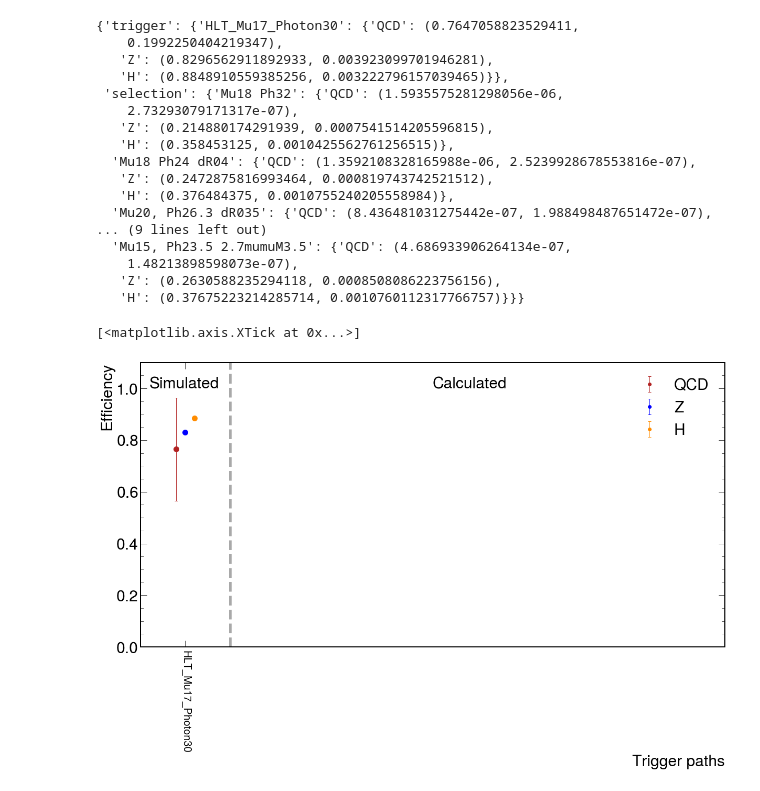
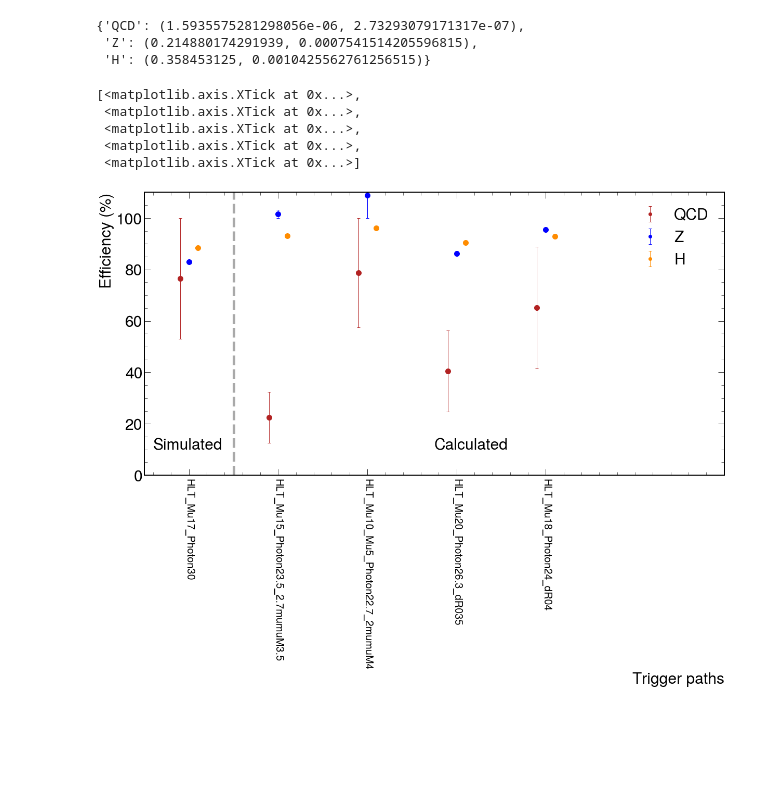
Before and after one commit to javivilladamigo/ResearchActivities, a Jupyter notebook: plots.ipynb, the cells around one changed output. Cells and saved outputs as stored; diff of their text form; code cells hidden in the pictures; blank space fills up the shorter version.

```diff
--- a/plots.ipynb
+++ b/plots.ipynb
@@ -50,63 +61,52 @@ _labels = ["HLT_Mu17_Photon30"]
 # %%
-for (kin, kinAndHLT) in zip(Nevents["kin"], Nevents["kin and HLT"]):
-    for type in ("trigger", "selection"):
-        for nature in ("QCD", "Z", "H"):
-            if type == "trigger":
-                efficiency[type][kinAndHLT][nature] = quotient(Nevents["kin and HLT"][kinAndHLT][nature], Nevents["kin"][kin][nature])
-            elif type == "selection":
-                for kin in Nevents["kin"]:
-                    efficiency[type][kin][nature] = quotient(Nevents["kin"][kin][nature], Nevents["Ntot"][nature])
+for (kin, kinAndHLT) in zip(efficiency["selection"], efficiency["trigger"]):
+    for nature in ("QCD", "Z", "H"):
+        for kin in Nevents["kin"]:
+            efficiency["selection"][kin][nature] = quotient(Nevents["kin"][kin][nature], Nevents["Ntot"][nature])
-# %%
-efficiency
-# %% [output]
-{'trigger': {'HLT_Mu17_Photon30': {'QCD': (0.7647058823529411,
-    0.1992250404219347),
-   'Z': (0.8296562911892933, 0.003923099701946281),
-   'H': (0.8848910559385256, 0.003222796157039465)}},
- 'selection': {'Mu18 Ph32': {'QCD': (1.5935575281298056e-06,
-    2.73293079171317e-07),
-   'Z': (0.214880174291939, 0.0007541514205596815),
-   'H': (0.358453125, 0.0010425562761256515)},
-  'Mu18 Ph24 dR04': {'QCD': (1.3592108328165988e-06, 2.5239928678553816e-07),
-   'Z': (0.2472875816993464, 0.000819743742521512),
-   'H': (0.376484375, 0.0010755240205558984)},
-  'Mu20, Ph26.3 dR035': {'QCD': (8.436481031275442e-07, 1.988498487651472e-07),
-... (9 lines left out)
-  'Mu15, Ph23.5 2.7mumuM3.5': {'QCD': (4.686933906264134e-07,
-    1.48213898598073e-07),
-   'Z': (0.2630588235294118, 0.0008508086223756156),
-   'H': (0.37675223214285714, 0.0010760112317766757)}}}
+# %%
+efficiency["selection"]["Mu18 Ph32"]
+# %% [output]
+{'QCD': (1.5935575281298056e-06, 2.73293079171317e-07),
+ 'Z': (0.214880174291939, 0.0007541514205596815),
+ 'H': (0.358453125, 0.0010425562761256515)}
+# %%
+for (sel, trig) in zip(efficiency["selection"], efficiency["trigger"]):
+    for nature in ("QCD", "Z", "H"):
+        efficiency["trigger"][trig][nature] = trigger(Nevents["kin and HLT"]["HLT_Mu17_Photon30"][nature], Nevents["kin"]["Mu18 Ph32"][nature], *efficiency["selection"][sel][nature], *efficiency["selection"]["Mu18 Ph32"][nature])
 # %%
 fig, ax = plt.subplots(figsize=(20, 10))
+_labels = ["HLT_Mu17_Photon30", "HLT_Mu15_Photon23.5_2.7mumuM3.5", "HLT_Mu10_Mu5_Photon22.7_2mumuM4", "HLT_Mu20_Photon26.3_dR035", "HLT_Mu18_Photon24_dR04"]
 _x = np.arange(len(_labels))
-_x
 
-for i, HLT in enumerate(efficiency["trigger"]):
-
+for i, HLT in enumerate(_labels):
     # QCD
-    ax.plot(i - 0.1, efficiency["trigger"][HLT]["QCD"][0], marker = 'o', markersize = 10, c = "firebrick", lw = 0)
-    ax.errorbar(i - 0.1, efficiency["trigger"][HLT]["QCD"][0], yerr = efficiency["trigger"][HLT]["QCD"][1] if efficiency["trigger"][HLT]["QCD"][1] + efficiency["trigger"][HLT]["QCD"][0] <= 1. else 1. - efficiency["trigger"][HLT]["QCD"][0], fmt = "o", capsize = 3., elinewidth = 1., lw = 0, color = "firebrick", label = "QCD")
+    ax.plot(i - 0.1, 100 * efficiency["trigger"][HLT]["QCD"][0], marker = 'o', markersize = 10, c = "firebrick", lw = 0)
+    ax.errorbar(i - 0.1, 100 * efficiency["trigger"][HLT]["QCD"][0], yerr = 100 * efficiency["trigger"][HLT]["QCD"][1] if 100 * efficiency["trigger"][HLT]["QCD"][1] + 100 * efficiency["trigger"][HLT]["QCD"][0] <= 100. else 100 - 100 * efficiency["trigger"][HLT]["QCD"][0], fmt = "o", capsize = 3., elinewidth = 1., lw = 0, color = "firebrick", label = "QCD" if i == 0 else None)
 
     # Z
-    ax.plot(i, efficiency["trigger"][HLT]["Z"][0], marker = 'o', markersize = 10, c = "blue", lw = 0)
-    ax.errorbar(i, efficiency["trigger"][HLT]["Z"][0], yerr = efficiency["trigger"][HLT]["Z"][1] if efficiency["trigger"][HLT]["Z"][1] + efficiency["trigger"][HLT]["Z"][0] <= 1. else 1. - efficiency["trigger"][HLT]["Z"][0], fmt = "o", capsize = 3., elinewidth = 1., lw = 0, color = "blue", label = "Z")
+    ax.plot(i, 100 * efficiency["trigger"][HLT]["Z"][0], marker = 'o', markersize = 10, c = "blue", lw = 0)
+    ax.errorbar(i, 100 * efficiency["trigger"][HLT]["Z"][0], yerr = 100 * efficiency["trigger"][HLT]["Z"][1] if 100 * efficiency["trigger"][HLT]["Z"][1] + 100 * efficiency["trigger"][HLT]["Z"][0] <= 100. else 100 - 100 * efficiency["trigger"][HLT]["Z"][0], fmt = "o", capsize = 3., elinewidth = 1., lw = 0, color = "blue", label = "Z" if i == 0 else None)
 
     # H
-    ax.plot(i + 0.1, efficiency["trigger"][HLT]["H"][0], marker = 'o', markersize = 10, c = "darkorange", lw = 0)
-    ax.errorbar(i + 0.1, efficiency["trigger"][HLT]["H"][0], yerr = efficiency["trigger"][HLT]["H"][1] if efficiency["trigger"][HLT]["H"][1] + efficiency["trigger"][HLT]["H"][0] <= 1. else 1. - efficiency["trigger"][HLT]["H"][0], fmt = "o", capsize = 3., elinewidth = 1., lw = 0, color = "darkorange", label = "H")
+    ax.plot(i + 0.1, 100 * efficiency["trigger"][HLT]["H"][0], marker = 'o', markersize = 10, c = "darkorange", lw = 0)
+    ax.errorbar(i + 0.1, 100 * efficiency["trigger"][HLT]["H"][0], yerr = 100 * efficiency["trigger"][HLT]["H"][1] if 100 * efficiency["trigger"][HLT]["H"][1] + 100 * efficiency["trigger"][HLT]["H"][0] <= 100. else 100 - 100 * efficiency["trigger"][HLT]["H"][0], fmt = "o", capsize = 3., elinewidth = 1., lw = 0, color = "darkorange", label = "H" if i == 0 else None)
 
 ax.axvline(x = 0.5, linestyle = "dashed", color = "darkgrey", lw = 5.)
 
-ax.text(x = -0.4, y = 1.001, s = "Simulated", fontsize = 30)
-ax.text(x = (6 - 0.5) / 2, y = 1.001, s = "Calculated", fontsize = 30)
+ax.text(x = -0.4, y = 10, s = "Simulated", fontsize = 30)
+ax.text(x = (_x[-1]+2  - 0.5) / 2, y = 10, s = "Calculated", fontsize = 30)
 
 ax.tick_params(axis = 'both', which = 'major', labelsize = 30)
 ax.set_xlabel("Trigger paths", fontsize = 30)
-ax.set_ylabel("Efficiency", fontsize = 30)
-ax.set_xlim(-0.5, 6)
-ax.set_ylim(0., 1.1)
+ax.set_ylabel("Efficiency (%)", fontsize = 30)
+ax.set_xlim(-0.5, _x[-1]+2)
+ax.set_ylim(0., 110)
 ax.legend(loc = "best", fontsize = 30)
-ax.set_xticks(_x, _labels, rotation = 270, fontsize = 20)
+ax.set_xticks(_x, _labels, rotation = -90, fontsize = 20)
 # %% [output]
-[<matplotlib.axis.XTick at 0x...>]
+[<matplotlib.axis.XTick at 0x...>,
+ <matplotlib.axis.XTick at 0x...>,
+ <matplotlib.axis.XTick at 0x...>,
+ <matplotlib.axis.XTick at 0x...>,
+ <matplotlib.axis.XTick at 0x...>]
-[figure, old version]
+[figure, new version]
```
Also changed, not shown: parts of 3 cells of this notebook, 1 other file.
